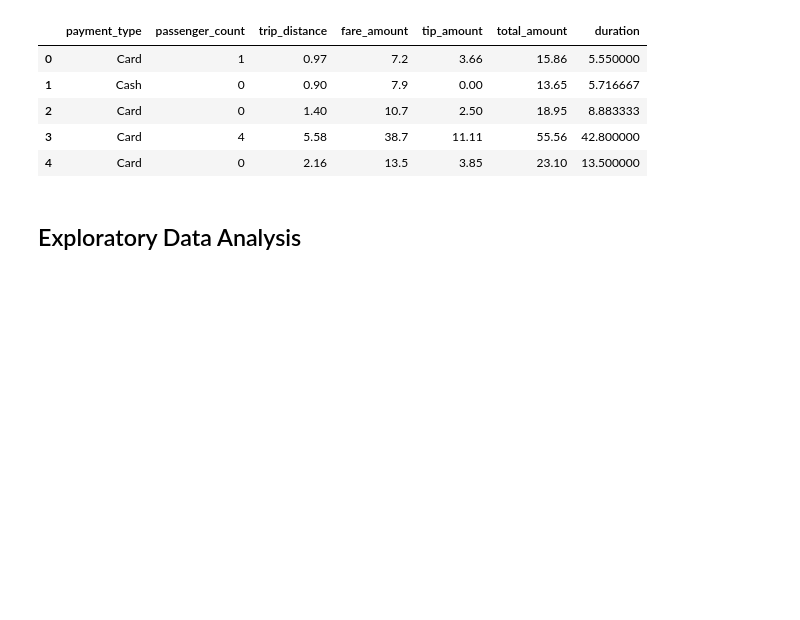
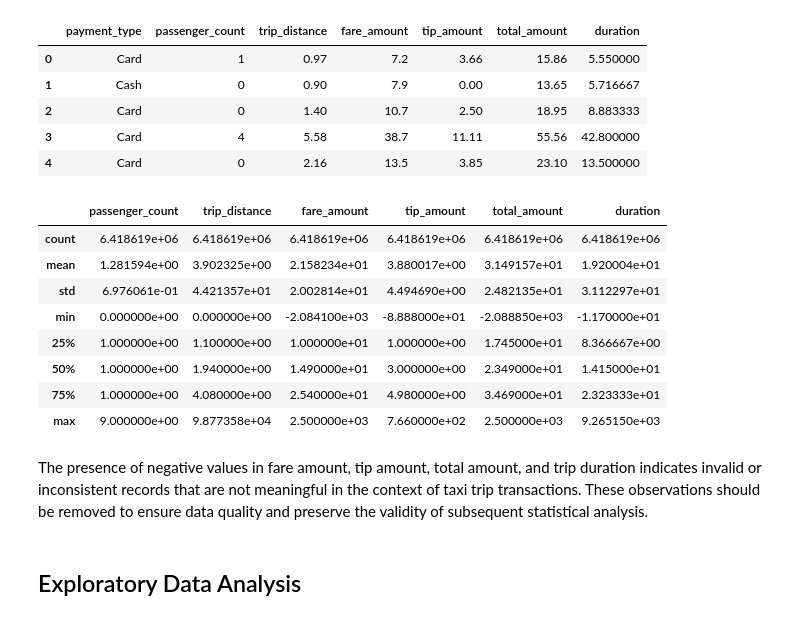
Before and after one commit to suparnachowdhury/Hypothesis-Testing-for-Taxi-Revenue-Optimization, a Jupyter notebook: Hypothesis Testing for Taxi Revenue Optimization.ipynb, the cells around one changed output. Saved outputs shown, nothing was run; the diff lists cells and outputs as text; code cells hidden in the pictures; blank space fills up the shorter version.

```diff
--- a/Hypothesis Testing for Taxi Revenue Optimization.ipynb
+++ b/Hypothesis Testing for Taxi Revenue Optimization.ipynb
@@ -252,5 +252,19 @@ data.head()
 | 2 | Card | 0 | 1.40 | 10.7 | 2.50 | 18.95 | 8.883333 |
 | 3 | Card | 4 | 5.58 | 38.7 | 11.11 | 55.56 | 42.800000 |
 | 4 | Card | 0 | 2.16 | 13.5 | 3.85 | 23.10 | 13.500000 |
+# %%
+data.describe()
+# %% [output]
+|  | passenger_count | trip_distance | fare_amount | tip_amount | total_amount | duration |
+| count | 6.418619e+06 | 6.418619e+06 | 6.418619e+06 | 6.418619e+06 | 6.418619e+06 | 6.418619e+06 |
+| mean | 1.281594e+00 | 3.902325e+00 | 2.158234e+01 | 3.880017e+00 | 3.149157e+01 | 1.920004e+01 |
+| std | 6.976061e-01 | 4.421357e+01 | 2.002814e+01 | 4.494690e+00 | 2.482135e+01 | 3.112297e+01 |
+| min | 0.000000e+00 | 0.000000e+00 | -2.084100e+03 | -8.888000e+01 | -2.088850e+03 | -1.170000e+01 |
+| 25% | 1.000000e+00 | 1.100000e+00 | 1.000000e+01 | 1.000000e+00 | 1.745000e+01 | 8.366667e+00 |
+| 50% | 1.000000e+00 | 1.940000e+00 | 1.490000e+01 | 3.000000e+00 | 2.349000e+01 | 1.415000e+01 |
+| 75% | 1.000000e+00 | 4.080000e+00 | 2.540000e+01 | 4.980000e+00 | 3.469000e+01 | 2.323333e+01 |
+| max | 9.000000e+00 | 9.877358e+04 | 2.500000e+03 | 7.660000e+02 | 2.500000e+03 | 9.265150e+03 |
+# %% [markdown]
+The presence of negative values in fare amount, tip amount, total amount, and trip duration  indicates invalid or inconsistent records that are not meaningful in the context of taxi trip transactions.  These observations should be removed to ensure data quality and preserve the validity of subsequent statistical analysis.
 # %% [markdown]
 ## Exploratory Data Analysis
```
